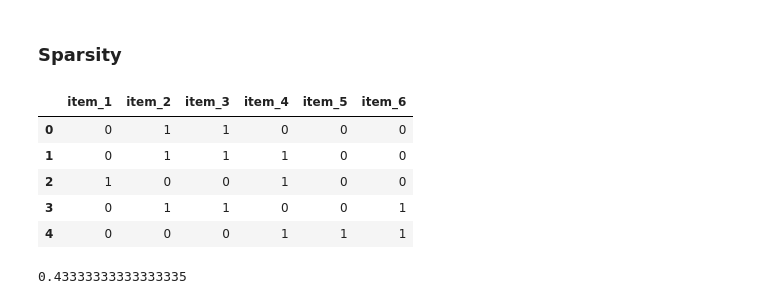
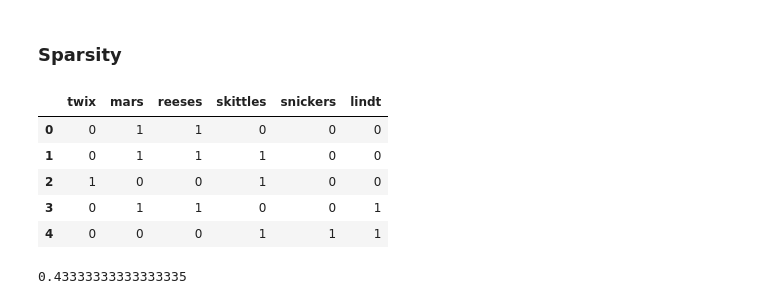
Before and after one commit to maxhumber/BRE, a Jupyter notebook: odsc.ipynb, the cells around one changed output. Drawn from its saved outputs; the diff is of its cells as text; code cells hidden in the pictures.

```diff
--- a/odsc.ipynb
+++ b/odsc.ipynb
@@ -359,15 +353,15 @@ df.groupby('user')['item'].count().mean()
 # %%
 ex = pd.DataFrame([
     [0, 1, 1, 0, 0, 0],
     [0, 1, 1, 1, 0, 0],
     [1, 0, 0, 1, 0, 0],
     [0, 1, 1, 0, 0, 1],
     [0, 0, 0, 1, 1, 1]],
-    columns=['item_1', 'item_2', 'item_3', 'item_4', 'item_5', 'item_6'])
+    columns=['twix', 'mars', 'reeses', 'skittles', 'snickers', 'lindt'])
 
 ex
 # %% [output]
-|  | item_1 | item_2 | item_3 | item_4 | item_5 | item_6 |
+|  | twix | mars | reeses | skittles | snickers | lindt |
 | 0 | 0 | 1 | 1 | 0 | 0 | 0 |
 | 1 | 0 | 1 | 1 | 1 | 0 | 0 |
 | 2 | 1 | 0 | 0 | 1 | 0 | 0 |
```
Also changed, not shown: parts of 36 cells of this notebook, 9 other files.
